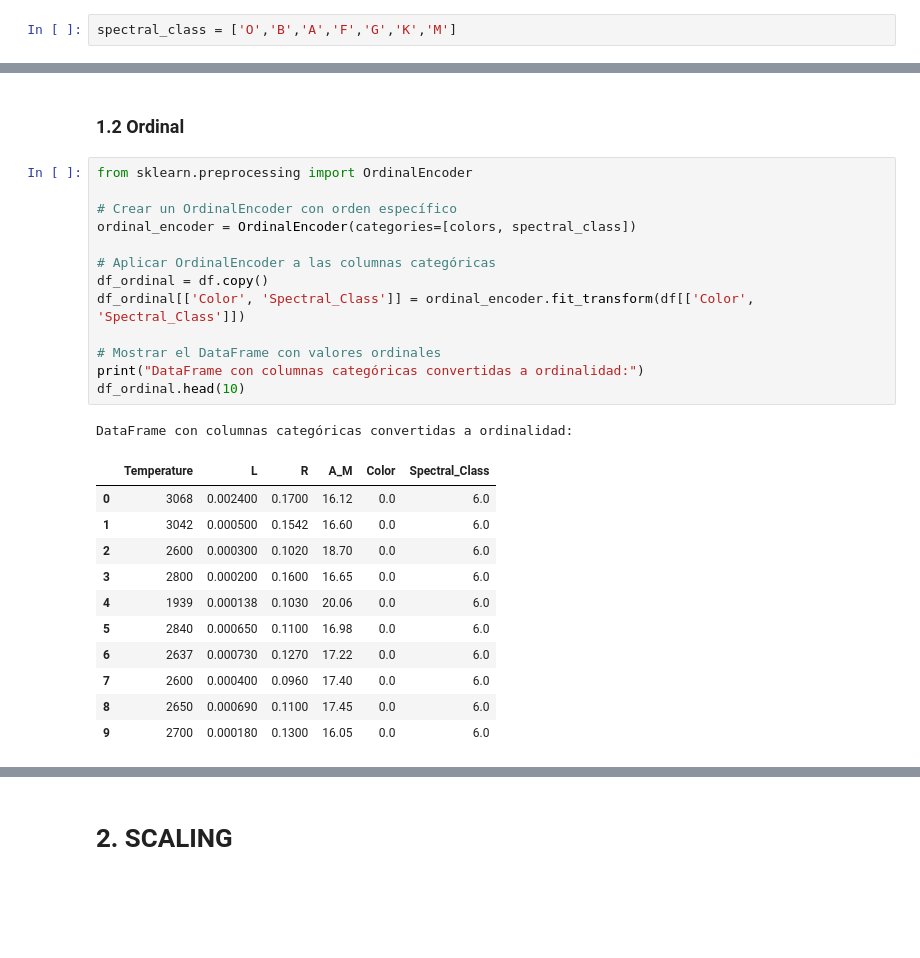
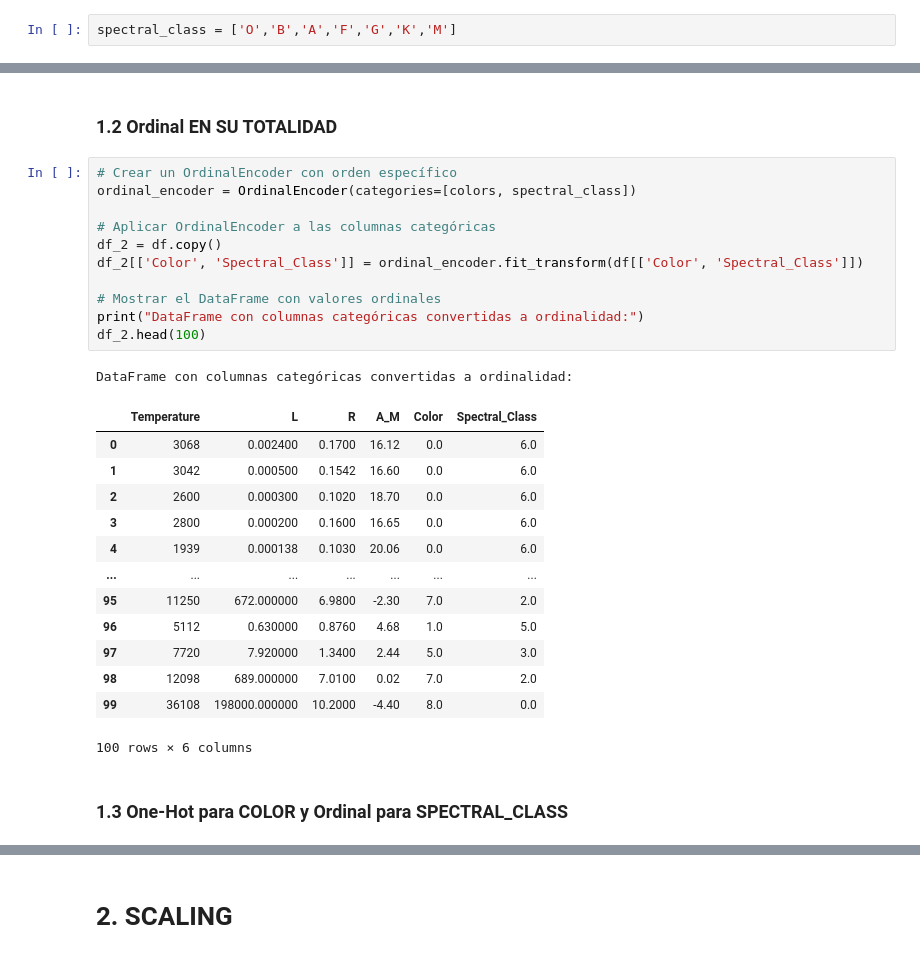
Before and after one commit to aitanax/Clustering_Estrellas, a Jupyter notebook: Notebook_Final.ipynb, the cells around one changed output, grey strips where cells are left out. Cells and saved outputs as stored; diff of their text form; blank space fills up the shorter version.

```diff
--- a/Notebook_Final.ipynb
+++ b/Notebook_Final.ipynb
@@ -275,32 +300,34 @@ DataFrame con One-Hot Encoding usando 0 y 1:
 | 3 | 2800 | 0 | 0 | 16 | 0 | 0 | 0 | 0 | ... |
 | 4 | 1939 | 0 | 0 | 20 | 0 | 0 | 0 | 0 | ... |
 # %% [markdown]
-### 1.2 Ordinal
+### 1.2 Ordinal EN SU TOTALIDAD
 # %%
-from sklearn.preprocessing import OrdinalEncoder
-
 # Crear un OrdinalEncoder con orden específico
 ordinal_encoder = OrdinalEncoder(categories=[colors, spectral_class])
 
 # Aplicar OrdinalEncoder a las columnas categóricas
-df_ordinal = df.copy()
-df_ordinal[['Color', 'Spectral_Class']] = ordinal_encoder.fit_transform(df[['Color', 'Spectral_Class']])
+df_2 = df.copy()
+df_2[['Color', 'Spectral_Class']] = ordinal_encoder.fit_transform(df[['Color', 'Spectral_Class']])
 
 # Mostrar el DataFrame con valores ordinales
 print("DataFrame con columnas categóricas convertidas a ordinalidad:")
-df_ordinal.head(10)
+df_2.head(100)
 # %% [output]
 DataFrame con columnas categóricas convertidas a ordinalidad:
 |  | Temperature | L | R | A_M | Color | Spectral_Class |
 | 0 | 3068 | 0.002400 | 0.1700 | 16.12 | 0.0 | 6.0 |
 | 1 | 3042 | 0.000500 | 0.1542 | 16.60 | 0.0 | 6.0 |
 | 2 | 2600 | 0.000300 | 0.1020 | 18.70 | 0.0 | 6.0 |
 | 3 | 2800 | 0.000200 | 0.1600 | 16.65 | 0.0 | 6.0 |
 | 4 | 1939 | 0.000138 | 0.1030 | 20.06 | 0.0 | 6.0 |
-| 5 | 2840 | 0.000650 | 0.1100 | 16.98 | 0.0 | 6.0 |
-| 6 | 2637 | 0.000730 | 0.1270 | 17.22 | 0.0 | 6.0 |
-| 7 | 2600 | 0.000400 | 0.0960 | 17.40 | 0.0 | 6.0 |
-| 8 | 2650 | 0.000690 | 0.1100 | 17.45 | 0.0 | 6.0 |
-| 9 | 2700 | 0.000180 | 0.1300 | 16.05 | 0.0 | 6.0 |
+| ... | ... | ... | ... | ... | ... | ... |
+| 95 | 11250 | 672.000000 | 6.9800 | -2.30 | 7.0 | 2.0 |
+| 96 | 5112 | 0.630000 | 0.8760 | 4.68 | 1.0 | 5.0 |
+| 97 | 7720 | 7.920000 | 1.3400 | 2.44 | 5.0 | 3.0 |
+| 98 | 12098 | 689.000000 | 7.0100 | 0.02 | 7.0 | 2.0 |
+| 99 | 36108 | 198000.000000 | 10.2000 | -4.40 | 8.0 | 0.0 |
+100 rows × 6 columns
+# %% [markdown]
+### 1.3 One-Hot para COLOR y Ordinal para SPECTRAL_CLASS
 # %%
 # One-Hot Encoding para "color"
```
Also changed, not shown: parts of 51 cells of this notebook.
